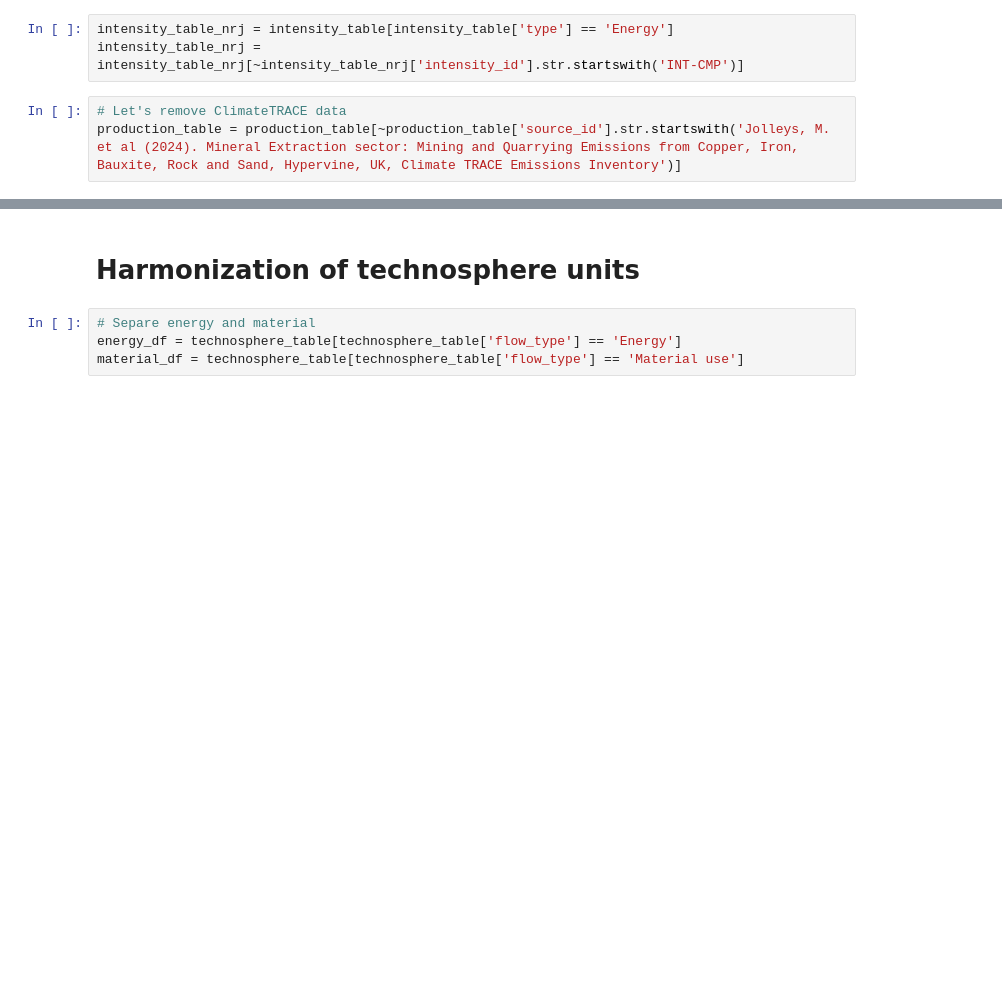
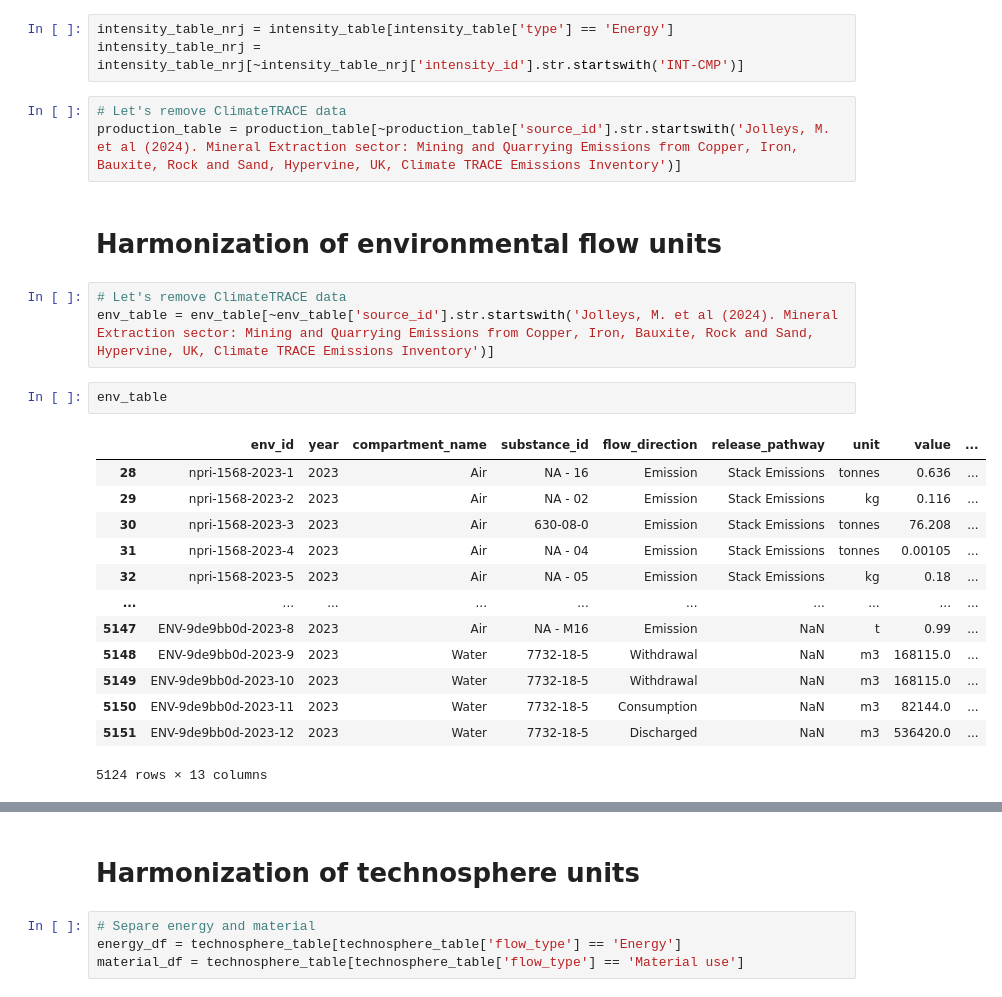
Before and after one commit to marpellan/metallican_lci, a Jupyter notebook: 2. MetalliCan_cleaning.ipynb, the cells around one changed output, grey strips where cells are left out. Saved outputs shown, nothing was run; the diff lists cells and outputs as text; blank space fills up the shorter version.

```diff
--- a/2. MetalliCan_cleaning.ipynb
+++ b/2. MetalliCan_cleaning.ipynb
@@ -29,3 +31,24 @@ intensity_table_nrj = intensity_table_nrj[~intensity_table_nrj['intensity_id'].s
 # %%
 # Let's remove ClimateTRACE data
 production_table = production_table[~production_table['source_id'].str.startswith('Jolleys, M. et al (2024). Mineral Extraction sector: Mining and Quarrying Emissions from Copper, Iron, Bauxite, Rock and Sand, Hypervine, UK, Climate TRACE Emissions Inventory')]
+# %% [markdown]
+# Harmonization of environmental flow units
+# %%
+# Let's remove ClimateTRACE data
+env_table = env_table[~env_table['source_id'].str.startswith('Jolleys, M. et al (2024). Mineral Extraction sector: Mining and Quarrying Emissions from Copper, Iron, Bauxite, Rock and Sand, Hypervine, UK, Climate TRACE Emissions Inventory')]
+# %%
+env_table
+# %% [output]
+|  | env_id | year | compartment_name | substance_id | flow_direction | release_pathway | unit | value | ... |
+| 28 | npri-1568-2023-1 | 2023 | Air | NA - 16 | Emission | Stack Emissions | tonnes | 0.636 | ... |
+| 29 | npri-1568-2023-2 | 2023 | Air | NA - 02 | Emission | Stack Emissions | kg | 0.116 | ... |
+| 30 | npri-1568-2023-3 | 2023 | Air | 630-08-0 | Emission | Stack Emissions | tonnes | 76.208 | ... |
+| 31 | npri-1568-2023-4 | 2023 | Air | NA - 04 | Emission | Stack Emissions | tonnes | 0.00105 | ... |
+| 32 | npri-1568-2023-5 | 2023 | Air | NA - 05 | Emission | Stack Emissions | kg | 0.18 | ... |
+| ... | ... | ... | ... | ... | ... | ... | ... | ... | ... |
+| 5147 | ENV-9de9bb0d-2023-8 | 2023 | Air | NA - M16 | Emission | NaN | t | 0.99 | ... |
+| 5148 | ENV-9de9bb0d-2023-9 | 2023 | Water | 7732-18-5 | Withdrawal | NaN | m3 | 168115.0 | ... |
+| 5149 | ENV-9de9bb0d-2023-10 | 2023 | Water | 7732-18-5 | Withdrawal | NaN | m3 | 168115.0 | ... |
+| 5150 | ENV-9de9bb0d-2023-11 | 2023 | Water | 7732-18-5 | Consumption | NaN | m3 | 82144.0 | ... |
+| 5151 | ENV-9de9bb0d-2023-12 | 2023 | Water | 7732-18-5 | Discharged | NaN | m3 | 536420.0 | ... |
+5124 rows × 13 columns
```
Also changed, not shown: parts of 11 cells of this notebook, 26 other files.
